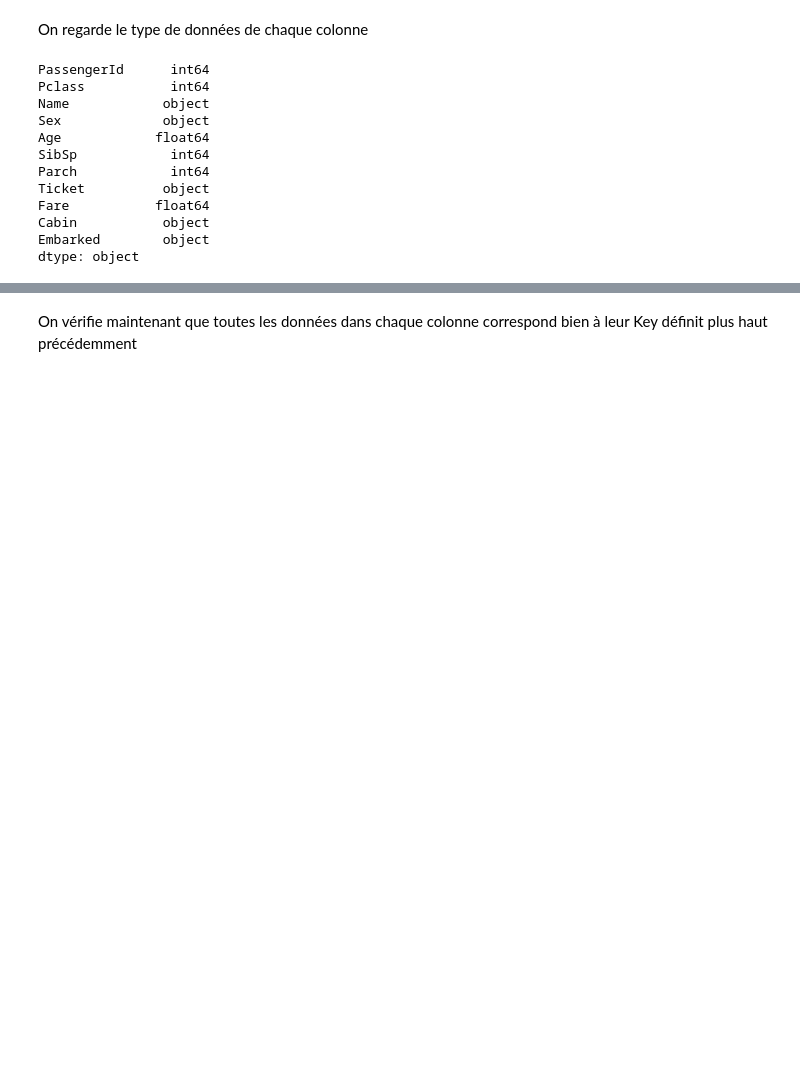
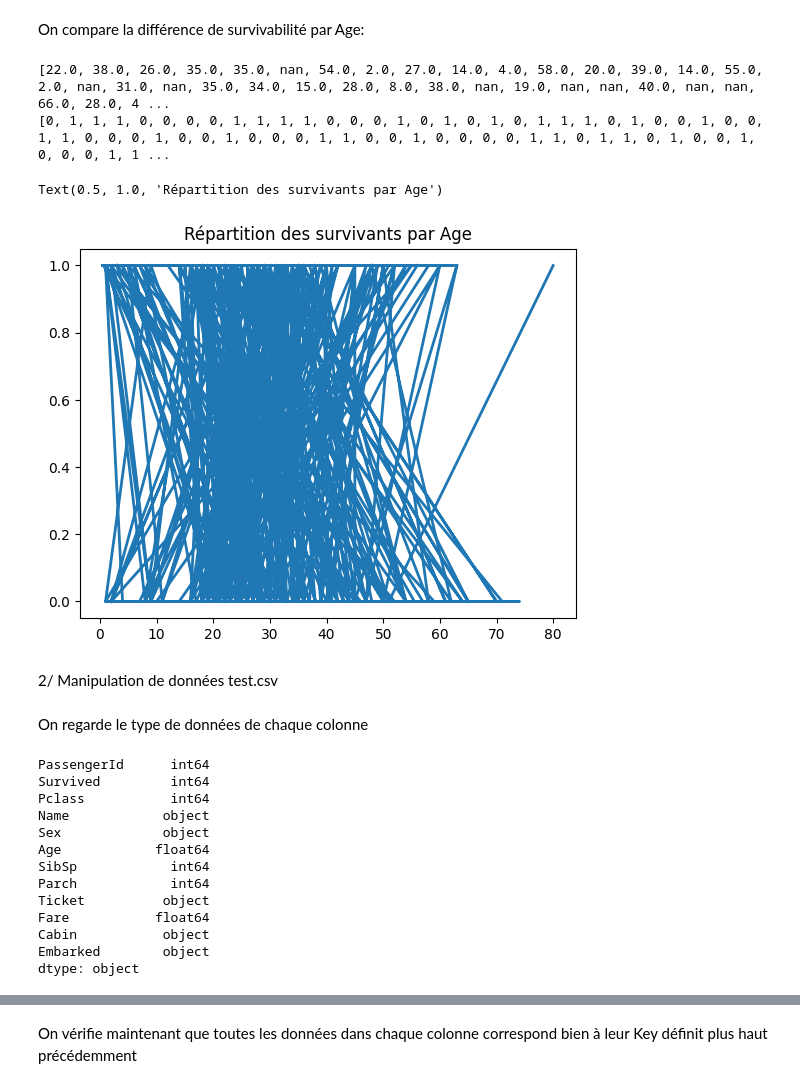
Before and after one commit to kirillsst/Titanic-Model-Kaggle-, a Jupyter notebook: titanic_notebook.ipynb, the cells around one changed output, grey strips where cells are left out. Cells and saved outputs as stored; diff of their text form; code cells hidden in the pictures; blank space fills up the shorter version.

```diff
--- a/titanic_notebook.ipynb
+++ b/titanic_notebook.ipynb
@@ -37,9 +111,33 @@ df
+# %% [markdown]
+On compare la différence de survivabilité par Age:
+# %%
+# Graph Age
+
+# make data
+# on remplace les missing values par la médian des ages du même sexe
+median_homme = train['']
+# x = train['Age'].to_list()
+# print(x)
+# y = train['Survived'].to_list()
+# print(y)
+
+# fig, ax = plt.subplots()
+# ax.plot(x, y, linewidth=2.0)
+# ax.set_title('Répartition des survivants par Age')
+# %% [output]
+[22.0, 38.0, 26.0, 35.0, 35.0, nan, 54.0, 2.0, 27.0, 14.0, 4.0, 58.0, 20.0, 39.0, 14.0, 55.0, 2.0, nan, 31.0, nan, 35.0, 34.0, 15.0, 28.0, 8.0, 38.0, nan, 19.0, nan, nan, 40.0, nan, nan, 66.0, 28.0, 4 ...
+[0, 1, 1, 1, 0, 0, 0, 0, 1, 1, 1, 1, 0, 0, 0, 1, 0, 1, 0, 1, 0, 1, 1, 1, 0, 1, 0, 0, 1, 0, 0, 1, 1, 0, 0, 0, 1, 0, 0, 1, 0, 0, 0, 1, 1, 0, 0, 1, 0, 0, 0, 0, 1, 1, 0, 1, 1, 0, 1, 0, 0, 1, 0, 0, 0, 1, 1 ...
+Text(0.5, 1.0, 'Répartition des survivants par Age')
+[figure, added]
+# %% [markdown]
+2/ Manipulation de données test.csv
 # %% [markdown]
 On regarde le type de données de chaque colonne
 # %%
-print(df.dtypes)
+print(train.dtypes)
 # %% [output]
 PassengerId      int64
+Survived         int64
 Pclass           int64
 Name            object
 Sex             object
```
Also changed, not shown: parts of 11 cells of this notebook.
